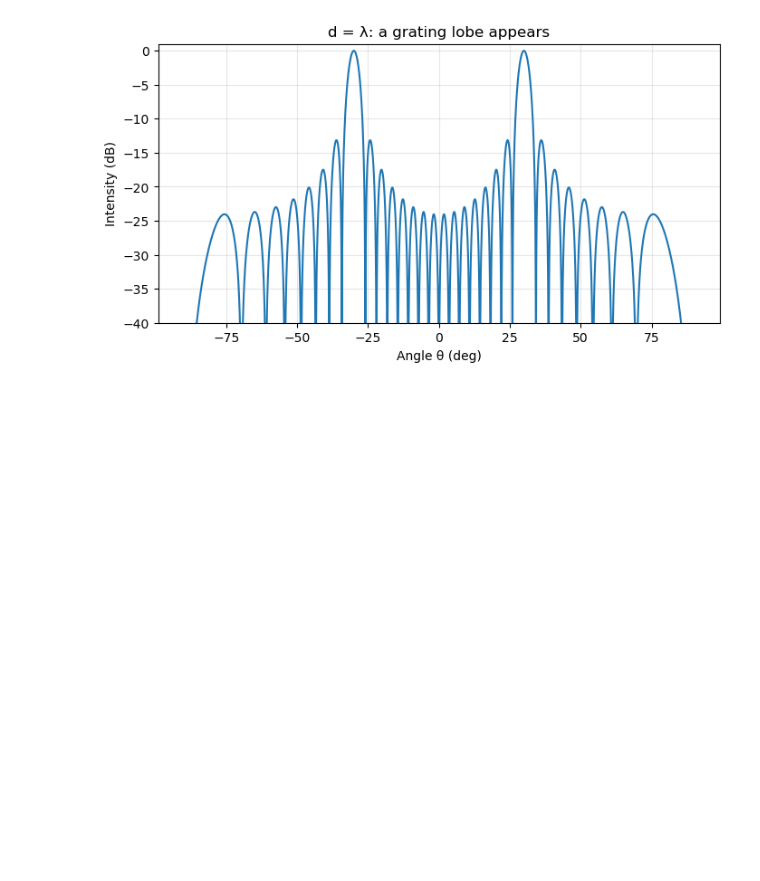
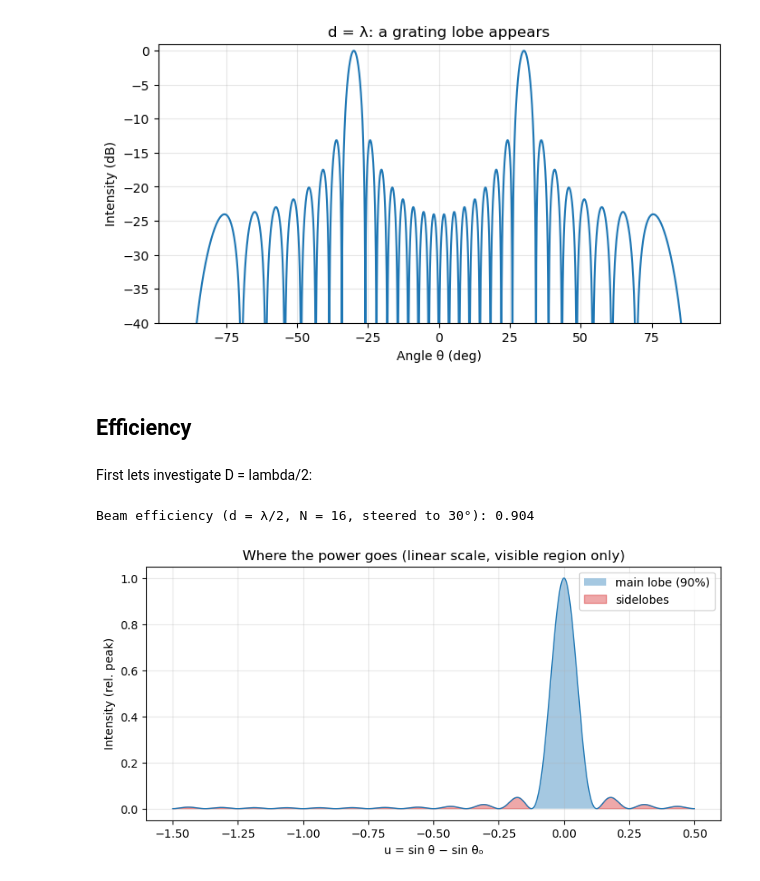
Before and after one commit to sidderz56/opa-beam-steering, a Jupyter notebook: 01_steering.ipynb, the cells around one changed output. Drawn from its saved outputs; the diff is of its cells as text; code cells hidden in the pictures; blank space fills up the shorter version.

Commit message:
Add power_budget efficiency function; efficiency vs steering angle

```diff
--- a/01_steering.ipynb
+++ b/01_steering.ipynb
@@ -56,3 +58,28 @@ plt.grid(alpha=0.3); plt.show()
 # %% [output]
 Strong beams at: [-30.  30.] deg
 [figure]
+# %% [markdown]
+## Efficiency ##
+# %% [markdown]
+First lets investigate D = lambda/2:
+# %%
+from opa import power_budget
+import importlib, opa; importlib.reload(opa)      # pick up the new function without restarting
+
+d, N = wl / 2, 16
+x16 = np.arange(N) * d
+
+pb = power_budget(x16, wl, theta0_deg=30)
+print(f"Beam efficiency (d = λ/2, N = {N}, steered to 30°): {pb['beam_eff']:.3f}")
+
+fig, ax = plt.subplots(figsize=(9, 4))
+ax.plot(pb["u"], pb["I"], lw=1)
+main = np.abs(pb["u"]) <= pb["u_null"]
+ax.fill_between(pb["u"], pb["I"], where=main, alpha=0.4, label=f"main lobe ({pb['beam_eff']:.0%})")
+ax.fill_between(pb["u"], pb["I"], where=~main, alpha=0.4, color="tab:red", label="sidelobes")
+ax.set_xlabel("u = sin θ − sin θ₀"); ax.set_ylabel("Intensity (rel. peak)")
+ax.set_title("Where the power goes (linear scale, visible region only)")
+ax.legend(); ax.grid(alpha=0.3); plt.show()
+# %% [output]
+Beam efficiency (d = λ/2, N = 16, steered to 30°): 0.904
+[figure, added]
```
Also changed, not shown: parts of 8 cells of this notebook, 1 other file.
